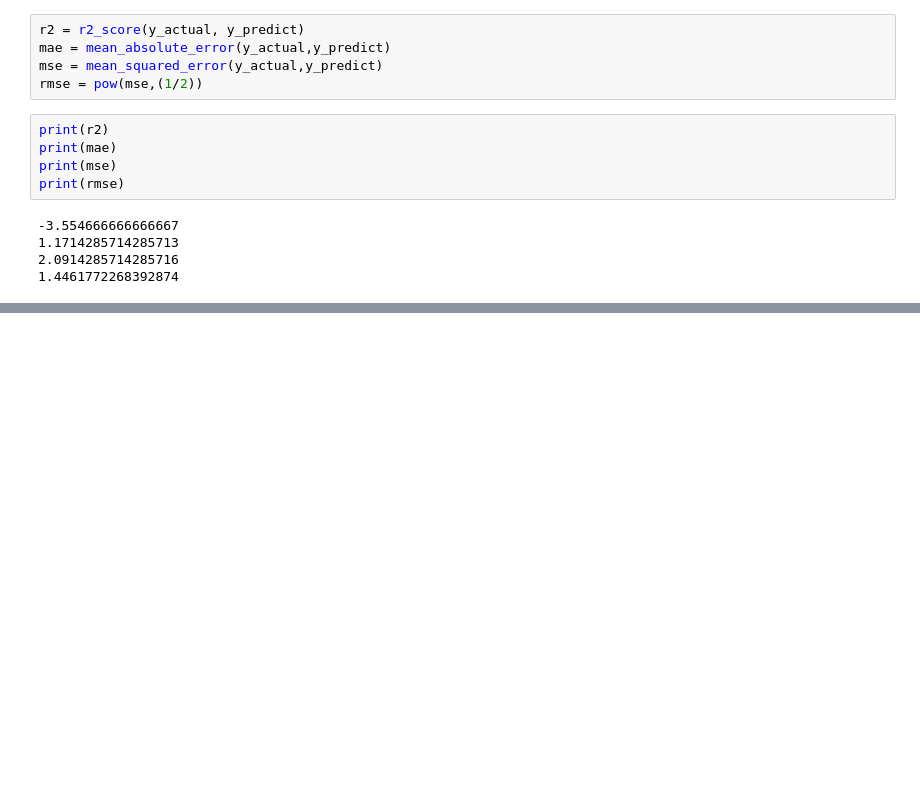
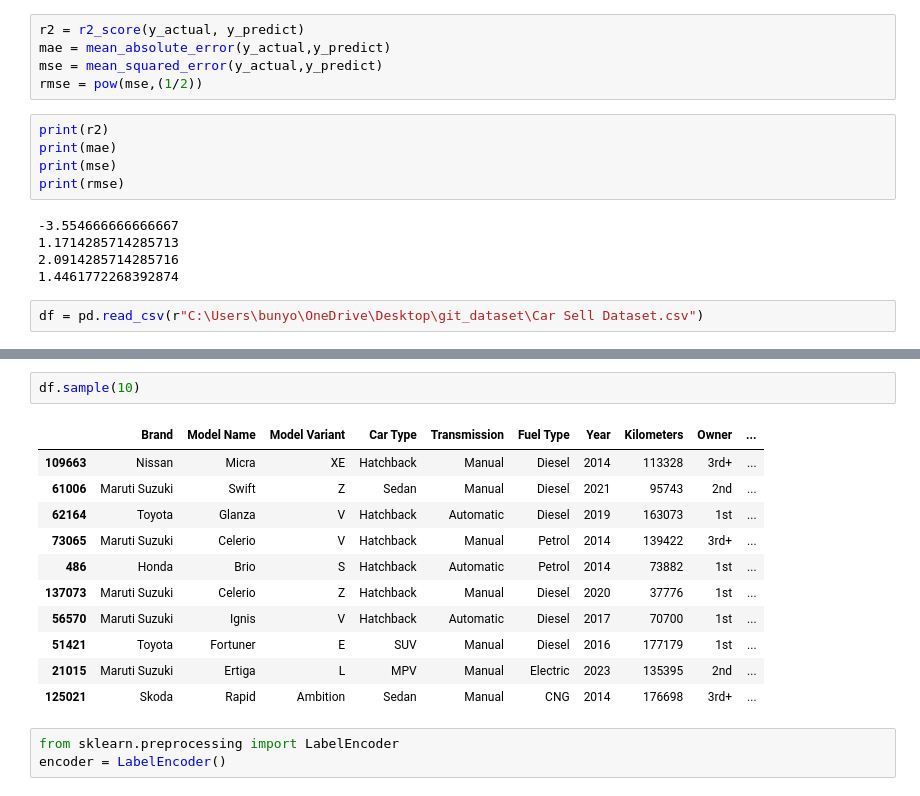
Before and after one commit to bunyod123/AI-DARSLAR, a Jupyter notebook: AI_course(model_building)/3-dars/model_evoluation.ipynb, the cells around one changed output, grey strips where cells are left out. Saved outputs shown, nothing was run; the diff lists cells and outputs as text; blank space fills up the shorter version.

```diff
--- a/AI_course(model_building)/3-dars/model_evoluation.ipynb
+++ b/AI_course(model_building)/3-dars/model_evoluation.ipynb
@@ -21,3 +21,4 @@ print(rmse)
 2.0914285714285716
 1.4461772268392874
 # %%
+df = pd.read_csv(r"C:\Users\bunyo\OneDrive\Desktop\git_dataset\Car Sell Dataset.csv")
@@ -28,0 +47,17 @@ print(rmse)
+# %%
+df.sample(10)
+# %% [output]
+|  | Brand | Model Name | Model Variant | Car Type | Transmission | Fuel Type | Year | Kilometers | Owner | ... |
+| 109663 | Nissan | Micra | XE | Hatchback | Manual | Diesel | 2014 | 113328 | 3rd+ | ... |
+| 61006 | Maruti Suzuki | Swift | Z | Sedan | Manual | Diesel | 2021 | 95743 | 2nd | ... |
+| 62164 | Toyota | Glanza | V | Hatchback | Automatic | Diesel | 2019 | 163073 | 1st | ... |
+| 73065 | Maruti Suzuki | Celerio | V | Hatchback | Manual | Petrol | 2014 | 139422 | 3rd+ | ... |
+| 486 | Honda | Brio | S | Hatchback | Automatic | Petrol | 2014 | 73882 | 1st | ... |
+| 137073 | Maruti Suzuki | Celerio | Z | Hatchback | Manual | Diesel | 2020 | 37776 | 1st | ... |
+| 56570 | Maruti Suzuki | Ignis | V | Hatchback | Automatic | Diesel | 2017 | 70700 | 1st | ... |
+| 51421 | Toyota | Fortuner | E | SUV | Manual | Diesel | 2016 | 177179 | 1st | ... |
+| 21015 | Maruti Suzuki | Ertiga | L | MPV | Manual | Electric | 2023 | 135395 | 2nd | ... |
+| 125021 | Skoda | Rapid | Ambition | Sedan | Manual | CNG | 2014 | 176698 | 3rd+ | ... |
+# %%
+from sklearn.preprocessing import LabelEncoder
+encoder = LabelEncoder()
```
Also changed, not shown: parts of 21 cells of this notebook.
